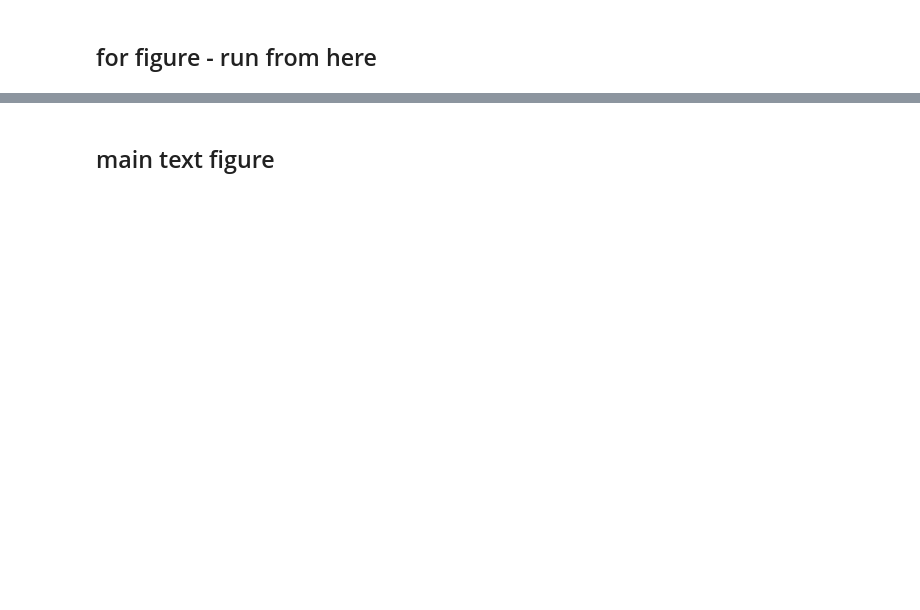
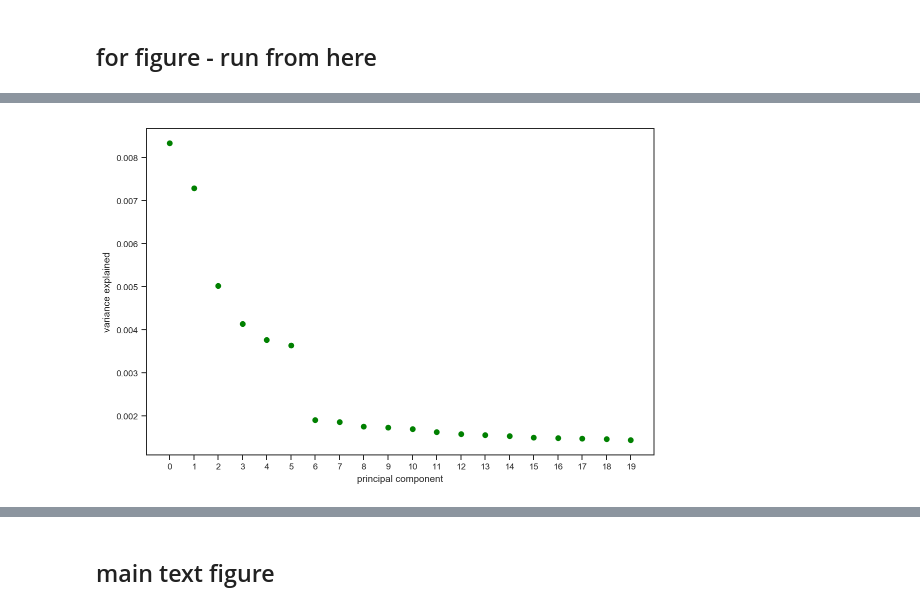
Before and after one commit to alimanfoo/ag1000g-phase2-data-paper, a Jupyter notebook: notebooks/figure_PCA.ipynb, the cells around one changed output, grey strips where cells are left out. Cells and saved outputs as stored; diff of their text form; code cells hidden in the pictures; blank space fills up the shorter version.

```diff
--- a/notebooks/figure_PCA.ipynb
+++ b/notebooks/figure_PCA.ipynb
@@ -99,13 +113,15 @@ idx_dict = {popz: [i for i, j in enumerate(all_samp) if j == popz] for popz in p
 # %%
 fig = plt.figure(figsize=(20, 6))
 ax = fig.add_subplot(121)
 if 'variance' in globals():
     ax.plot(variance, 'go')
 else:
-    ax.plot(model1.explained_variance_ratio_, 'go')
+    ax.plot(model.explained_variance_ratio_, 'go')
 ax.set_xlabel("principal component")
 ax.set_ylabel("variance explained")
 plt.xticks(np.arange(0,20, 1));
+# %% [output]
+[figure, added]
 # %%
 def plot_pca_coords(coords, model, pc1, pc2, ax, sample_population):
     sns.despine(ax=ax, offset=5)
```
Also changed, not shown: parts of 10 cells of this notebook, 1 other file.
